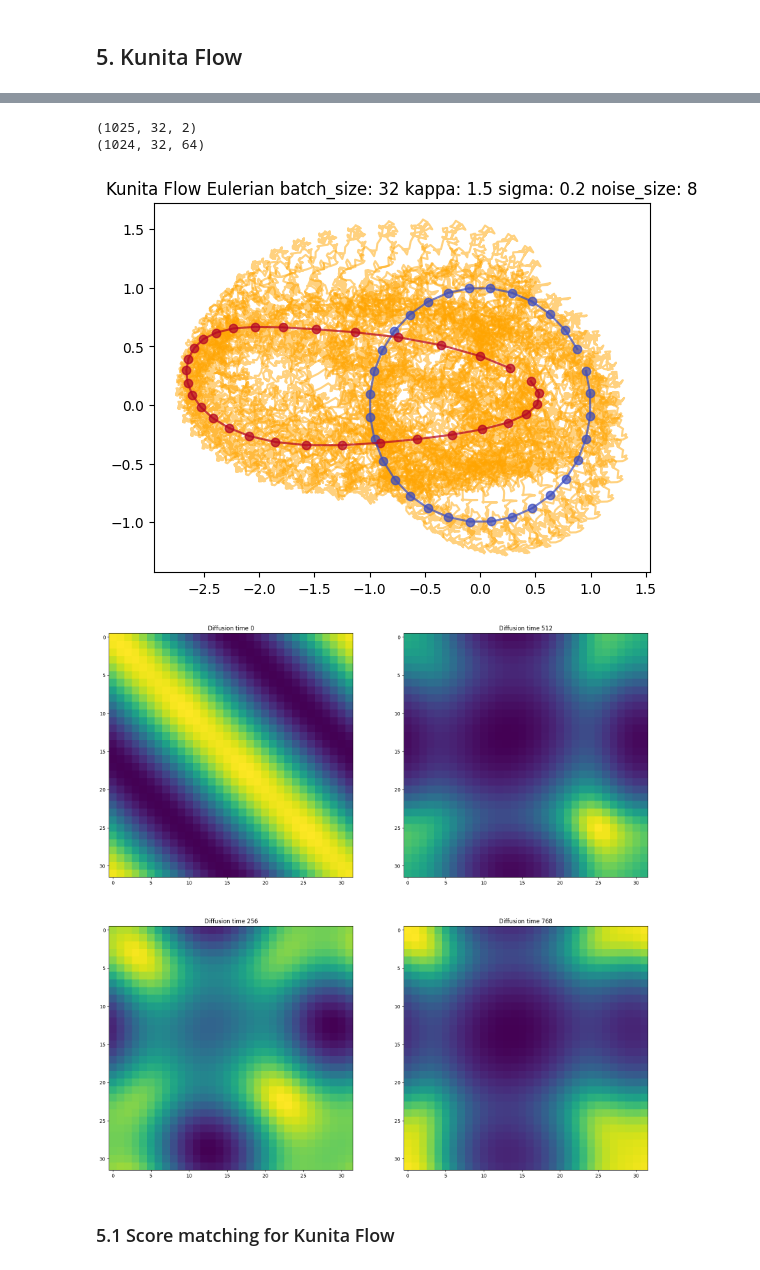
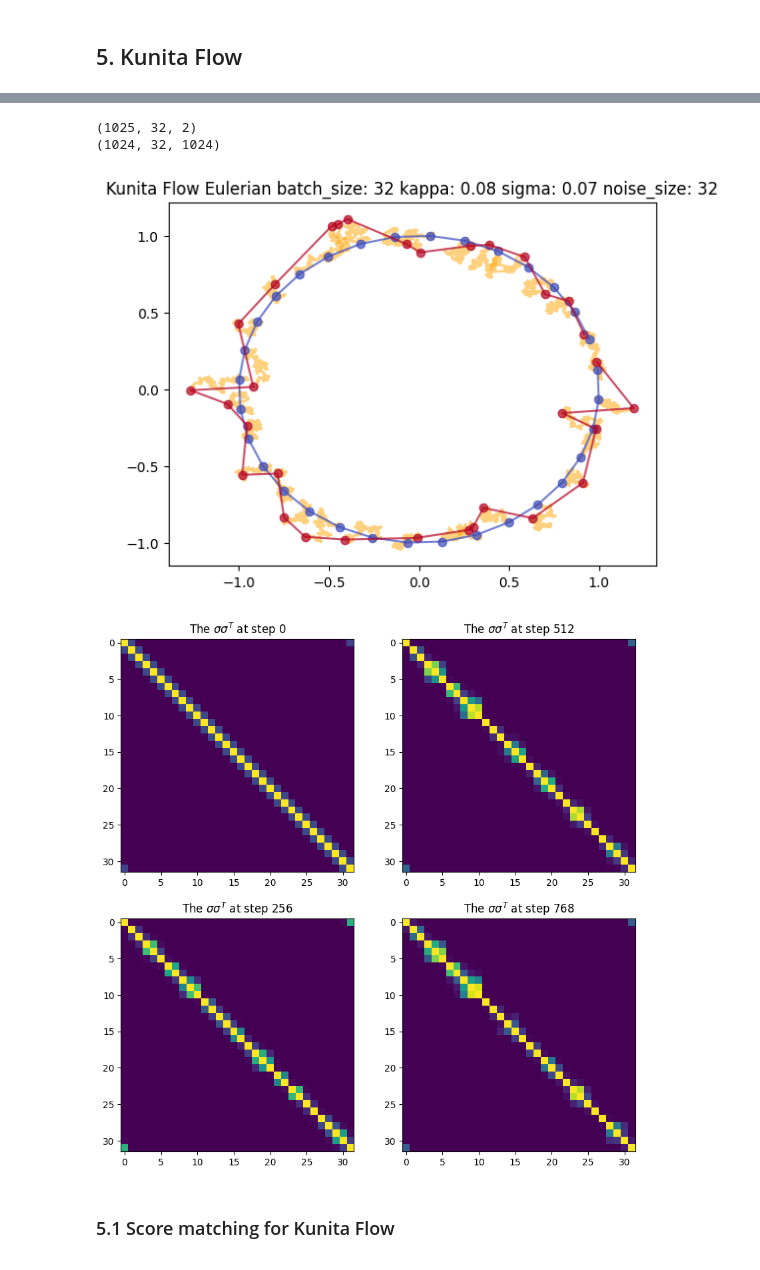
Before and after one commit to MateosCz/DSM_learning_notebook, a Jupyter notebook: Dsm_Notebook.ipynb, the cells around one changed output, grey strips where cells are left out. Cells and saved outputs as stored; diff of their text form; code cells hidden in the pictures.

```diff
--- a/Dsm_Notebook.ipynb
+++ b/Dsm_Notebook.ipynb
@@ -1016,8 +1017,8 @@ plot_trajectory_2d(training_data_brownian, "Brownian Motion"+" batch_size: "+str
 # %% [markdown]
 ## 5. Kunita Flow
 # %%
-sigma = 0.2
-kappa = 1.5
+sigma = 0.07
+kappa = 0.08
 Kunita_flow = Kunita_Lagrange_SDE(sigma, kappa)
 batch_size = 32
 time_steps = 1024
@@ -1031,7 +1032,7 @@ fig, ax = plt.subplots(ncols=2, nrows=2, figsize=(10,10))
 for i in range(2):
     for j in range(2):
         ax[i,j].imshow(jnp.linalg.matmul(diffusion_history_lagrangian[time_steps*(i+j*2)//4], diffusion_history_lagrangian[time_steps*(i+j*2)//4].T))
-        ax[i,j].set_title("Diffusion time "+str(time_steps*(i+j*2)//4))
+        ax[i,j].set_title("The diffusion matrix $\sigma\sigma^T$ at step "+str(time_steps*(i+j*2)//4))
         # for k in range(batch_size):
         #     for l in range(batch_size):
         #         # use the scientific notation for the text
@@ -1045,29 +1046,29 @@ plt.show()
 # %%
 
-noise_size = 8
+noise_size = 32
 Kunita_flow_Eulerian = Kunita_Eulerian_SDE(sigma, kappa, 2, noise_size,(-1.5,1.5))
 sde_solver = EulerMaruyama.from_sde(Kunita_flow_Eulerian, circle_x0, total_time/time_steps, total_time, noise_size**2, key_gen())
 training_data_eulerian, diffusion_history_eulerian = sde_solver.solve()
 print(training_data_eulerian.shape)
 print(diffusion_history_eulerian.shape)
 plot_trajectory_2d(training_data_eulerian, "Kunita Flow Eulerian"+" batch_size: "+str(batch_size)+" kappa: "+str(kappa)+" sigma: "+str(sigma) + " noise_size: "+str(noise_size))
-fig, ax = plt.subplots(ncols=2, nrows=2, figsize=(20,20))
+fig, ax = plt.subplots(ncols=2, nrows=2, figsize=(10,10))
 for i in range(2):
     for j in range(2):
         ax[i,j].imshow(jnp.linalg.matmul(diffusion_history_eulerian[time_steps*(i+j*2)//4], diffusion_history_eulerian[time_steps*(i+j*2)//4].T))
-        ax[i,j].set_title("Diffusion time "+str(time_steps*(i+j*2)//4))
+        ax[i,j].set_title("The $\sigma\sigma^T$ at step "+str(time_steps*(i+j*2)//4))
         # for k in range(batch_size):
         #     for l in range(noise_size ** 2):
         #         # use the scientific notation for the text
         #         ax[i,j].text(l, k, str("{:.2e}".format(diffusion_history[time_steps*(i+j*2)//4][k,l])), color='w', ha='center', va='center', fontsize=6)
 
 
 plt.show()
 # %% [output]
 (1025, 32, 2)
-(1024, 32, 64)
+(1024, 32, 1024)
-[figure, old version]
+[figure, new version]
-[figure, old version]
+[figure, new version]
 # %% [markdown]
 ### 5.1 Score matching for Kunita Flow
 # %%
```
Also changed, not shown: parts of 7 cells of this notebook, 9 other files.
